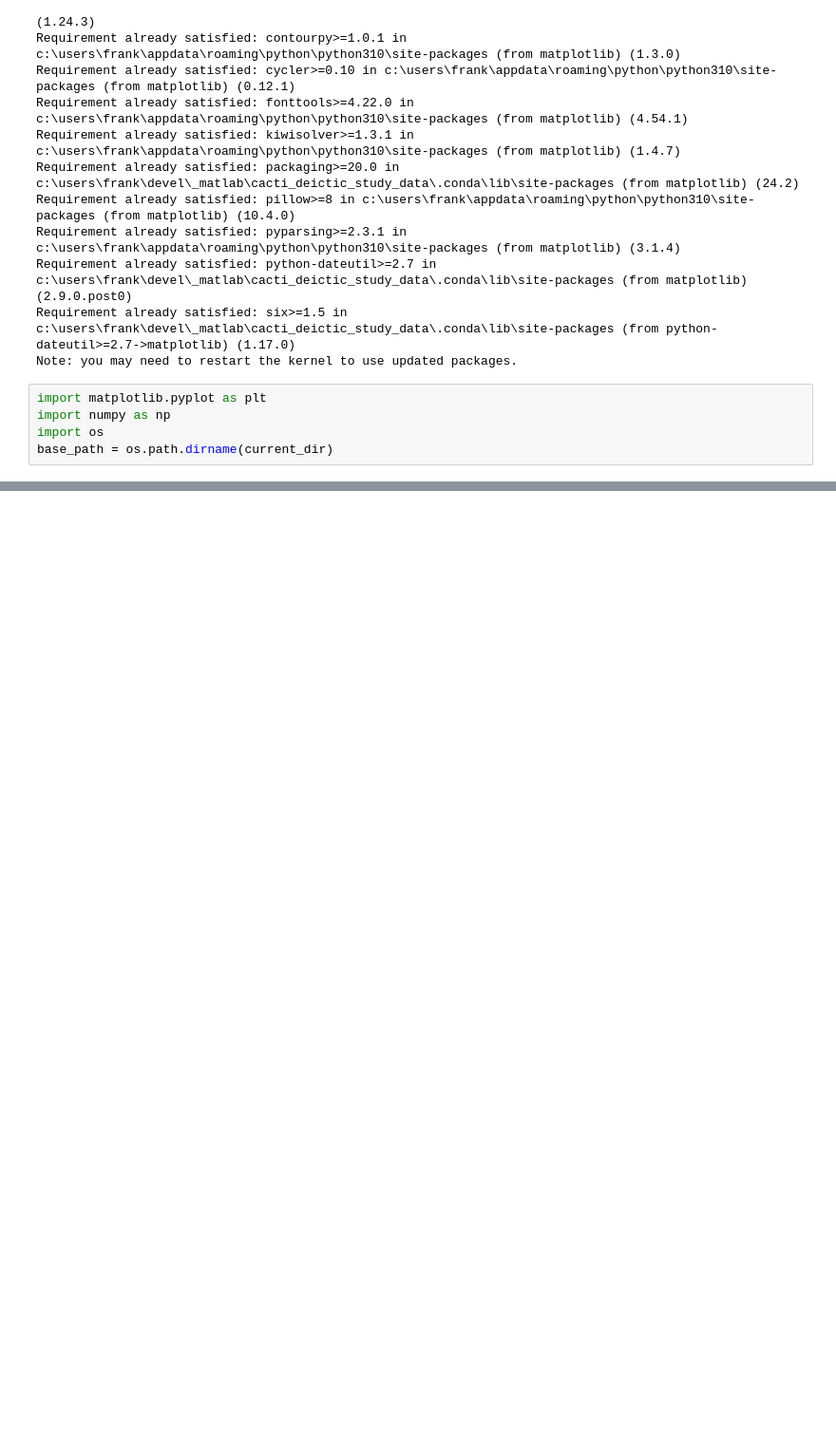
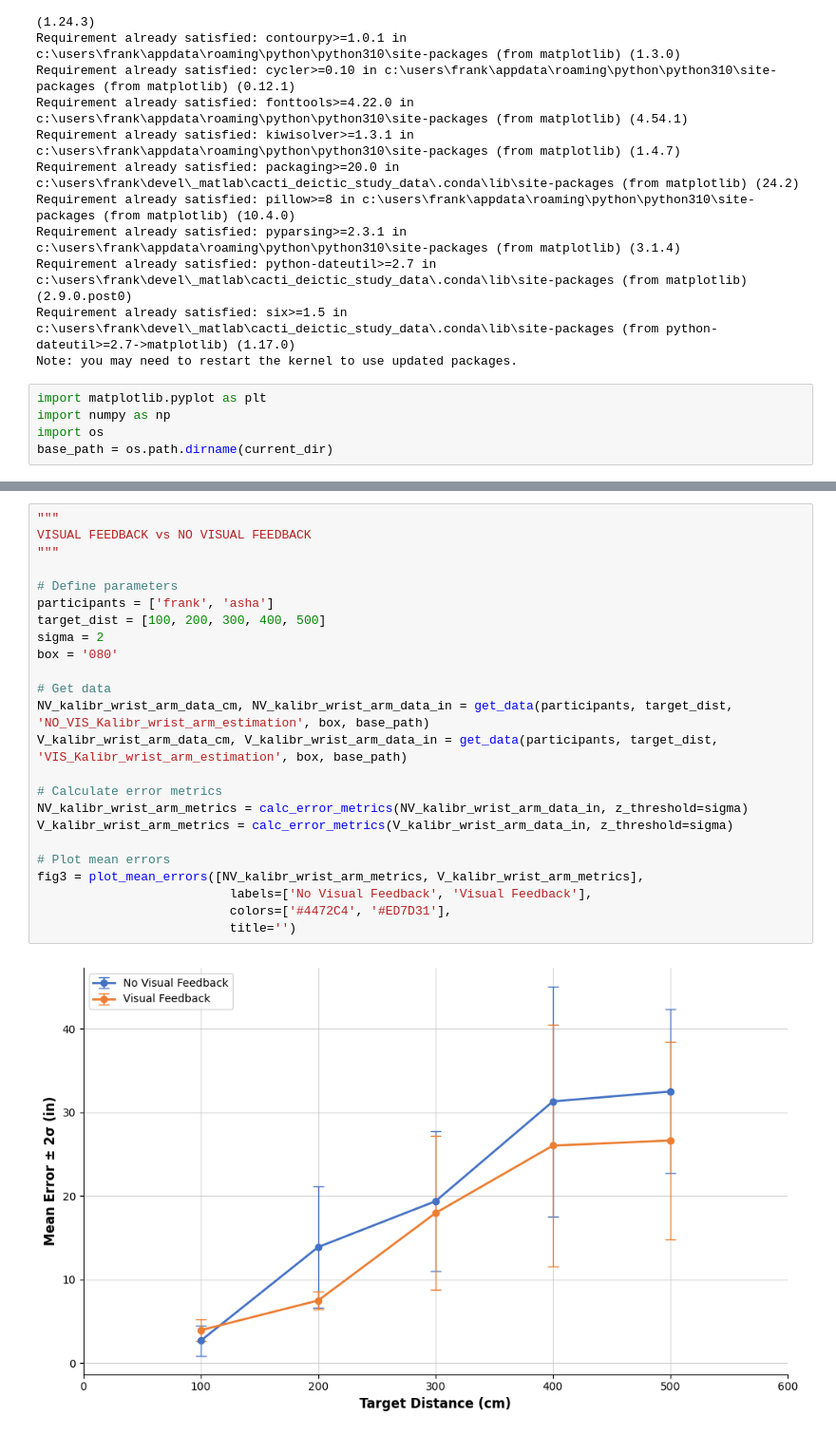
Before and after one commit to frank-Regal/cacti_deictic_study_data, a Jupyter notebook: analysis/2025.03.25_prelim.ipynb, the cells around one changed output, grey strips where cells are left out. Shown at 95% size. Saved outputs shown, nothing was run; the diff lists cells and outputs as text; blank space fills up the shorter version.

```diff
--- a/analysis/2025.03.25_prelim.ipynb
+++ b/analysis/2025.03.25_prelim.ipynb
@@ -172,0 +185,26 @@ plt.errorbar(kalibr_height_metrics['dists'], kalibr_height_metrics['means'], yer
+# %%
+"""
+VISUAL FEEDBACK vs NO VISUAL FEEDBACK
+"""
+
+# Define parameters
+participants = ['frank', 'asha']
+target_dist = [100, 200, 300, 400, 500]
+sigma = 2
+box = '080'
+
+# Get data
+NV_kalibr_wrist_arm_data_cm, NV_kalibr_wrist_arm_data_in = get_data(participants, target_dist, 'NO_VIS_Kalibr_wrist_arm_estimation', box, base_path)
+V_kalibr_wrist_arm_data_cm, V_kalibr_wrist_arm_data_in = get_data(participants, target_dist, 'VIS_Kalibr_wrist_arm_estimation', box, base_path)
+
+# Calculate error metrics
+NV_kalibr_wrist_arm_metrics = calc_error_metrics(NV_kalibr_wrist_arm_data_in, z_threshold=sigma)
+V_kalibr_wrist_arm_metrics = calc_error_metrics(V_kalibr_wrist_arm_data_in, z_threshold=sigma)
+
+# Plot mean errors
+fig3 = plot_mean_errors([NV_kalibr_wrist_arm_metrics, V_kalibr_wrist_arm_metrics],
+                          labels=['No Visual Feedback', 'Visual Feedback'],
+                          colors=['#4472C4', '#ED7D31'],
+                          title='')
+# %% [output]
+[figure, added]
```
Also changed, not shown: parts of 4 cells of this notebook.
